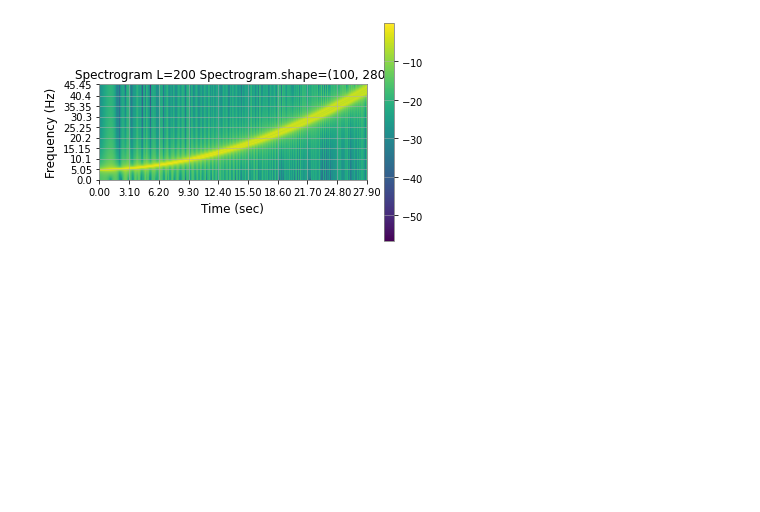
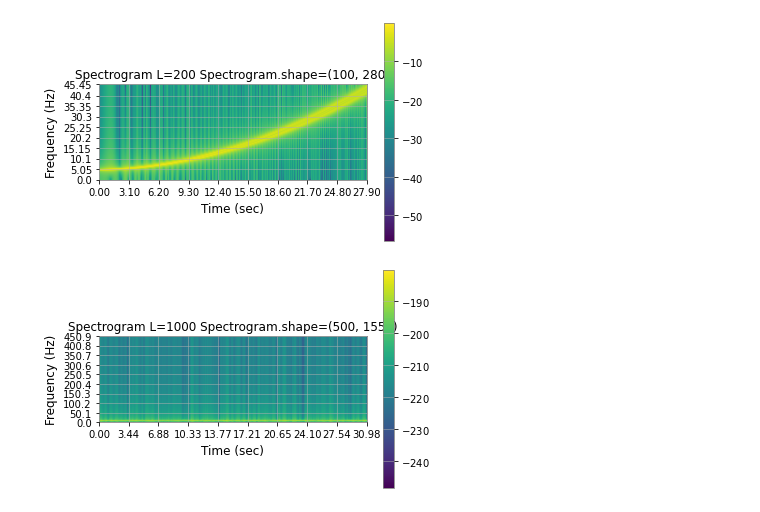
Before and after one commit to xli2522/GW-SignalGen, a Jupyter notebook: sqt.ipynb, the cells around one changed output. Cells and saved outputs as stored; diff of their text form; code cells hidden in the pictures; blank space fills up the shorter version.

```diff
--- a/sqt.ipynb
+++ b/sqt.ipynb
@@ -1195,3 +1213,7 @@ specs3 = STimeFrequency(x, int(100), 400, overlap = 390, method='dst').make_spec
 specs4 = STimeFrequency(x, int(100), 200, overlap = 190, method='dtft').make_spectrogram()
 # %% [output]
 [figure]
+# %%
+specs5 = STimeFrequency(np_hdata, int(1000), 1000, overlap = 980, method='dtft').make_spectrogram()
+# %% [output]
+[figure, added]
```
Also changed, not shown: parts of 5 cells of this notebook.
